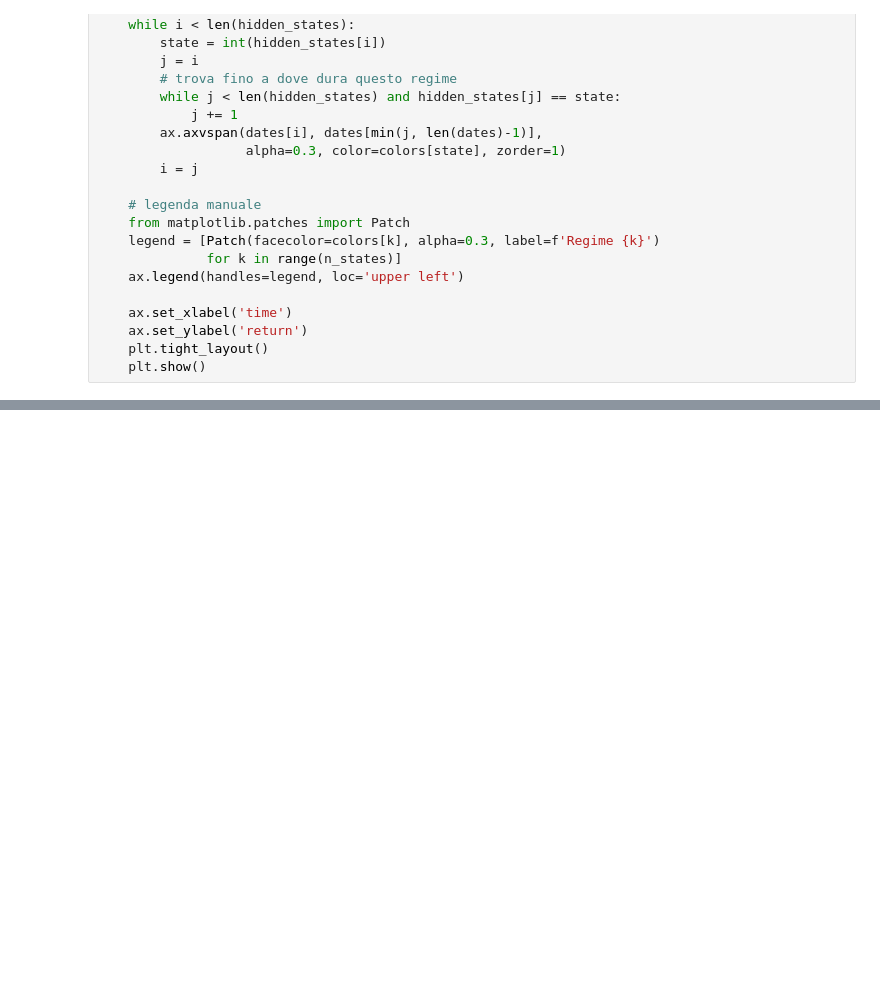
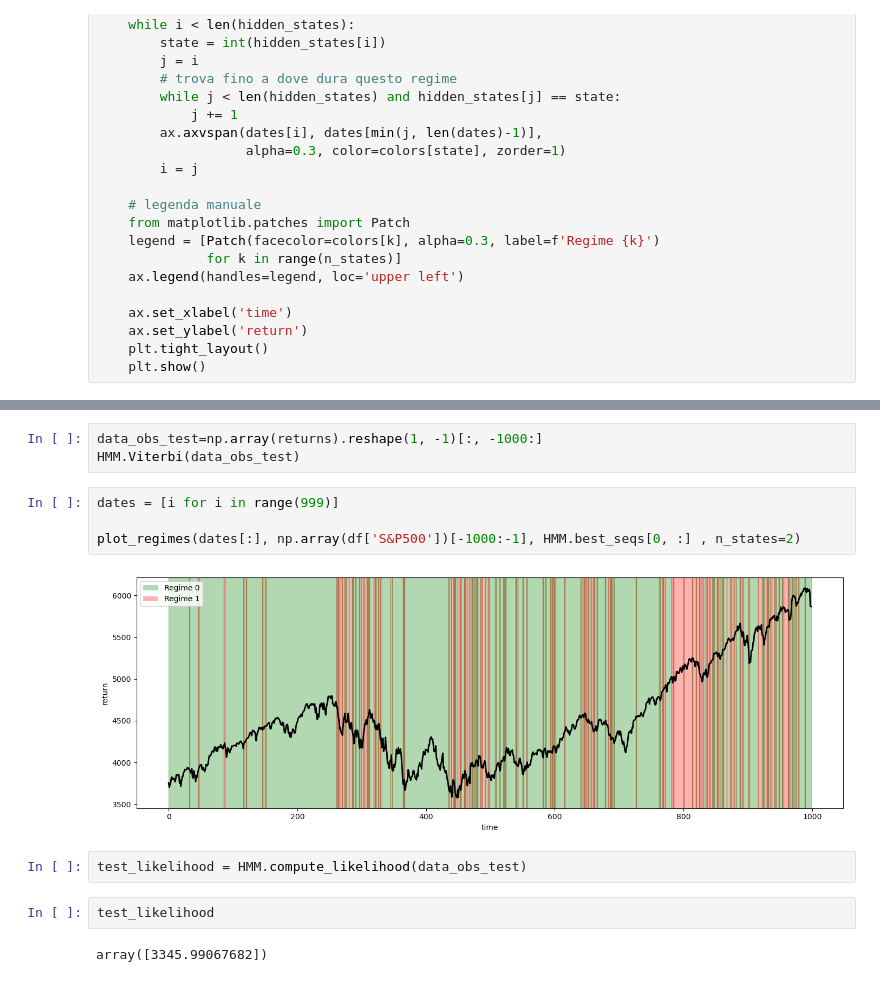
Before and after one commit to Lorenzolanzini/HMM, a Jupyter notebook: HMM_regime_detection/data_reading.ipynb, the cells around one changed output, grey strips where cells are left out. Drawn from its saved outputs; the diff is of its cells as text; blank space fills up the shorter version.

```diff
--- a/HMM_regime_detection/data_reading.ipynb
+++ b/HMM_regime_detection/data_reading.ipynb
@@ -148,0 +114,15 @@ plot_regimes(dates[:], np.array(data['S&P500'])[-1000:-1], HMM.best_seqs[0, :] ,
+# %%
+data_obs_test=np.array(returns).reshape(1, -1)[:, -1000:]
+HMM.Viterbi(data_obs_test)
+# %%
+dates = [i for i in range(999)]
+
+plot_regimes(dates[:], np.array(df['S&P500'])[-1000:-1], HMM.best_seqs[0, :] , n_states=2)
+# %% [output]
+[figure, added]
+# %%
+test_likelihood = HMM.compute_likelihood(data_obs_test)
+# %%
+test_likelihood
+# %% [output]
+array([3345.99067682])
```
Also changed, not shown: parts of 17 cells of this notebook, 1 other file.
